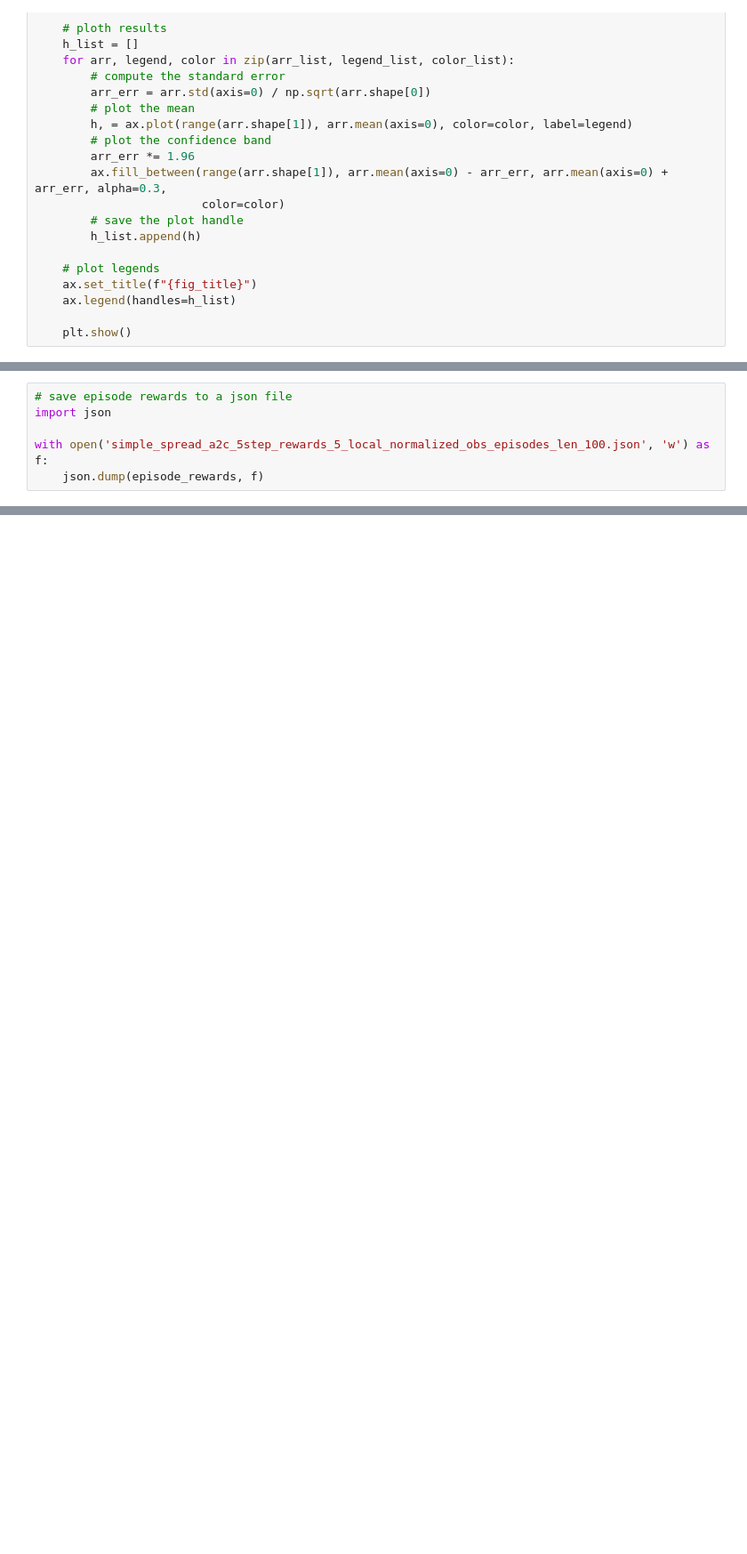
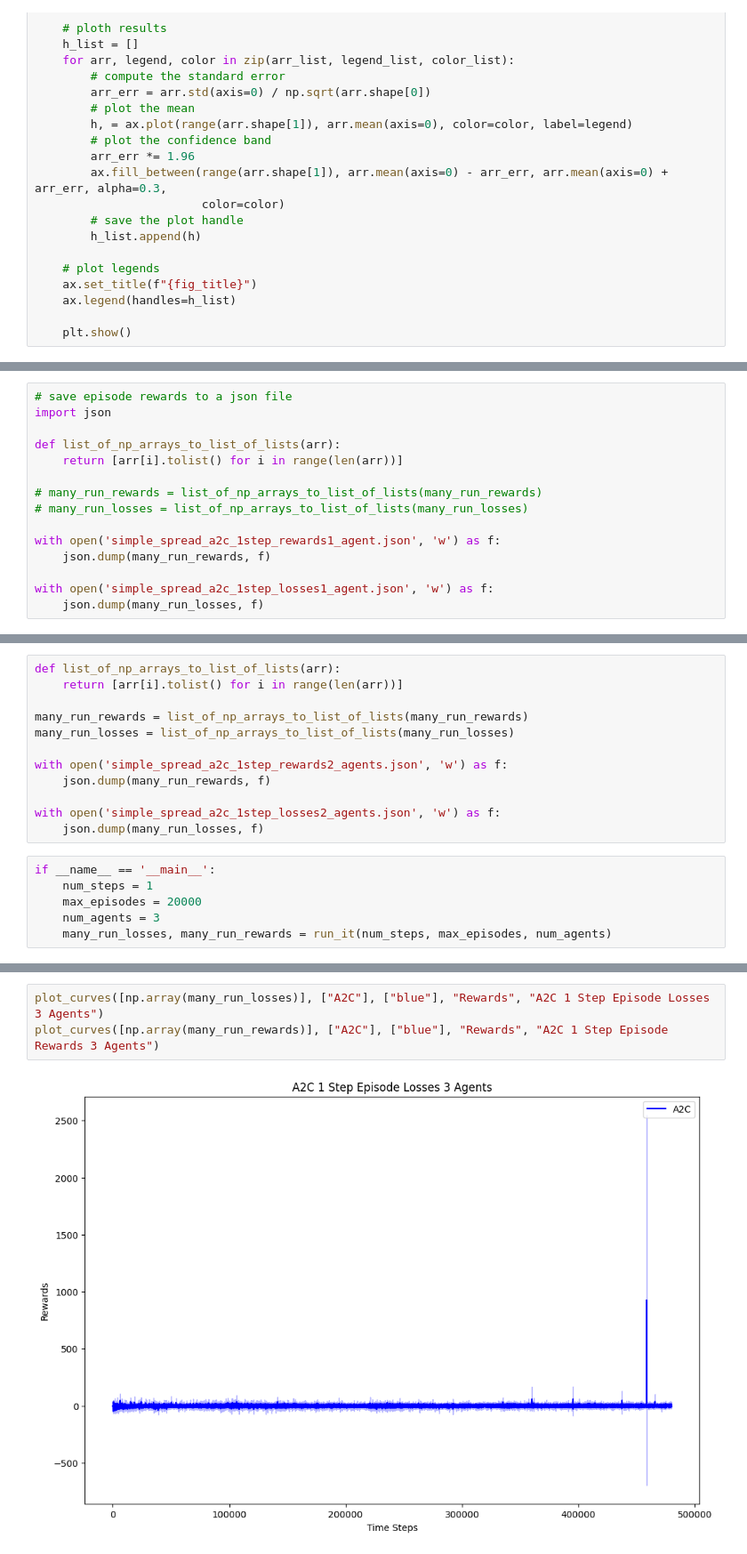
Before and after one commit to atharvaw1/Option_vs_actor_critic, a Jupyter notebook: actor-critic/SimpleSpread.ipynb, the cells around one changed output, grey strips where cells are left out. Shown at 89% size. Cells and saved outputs as stored; diff of their text form; blank space fills up the shorter version.

```diff
--- a/actor-critic/SimpleSpread.ipynb
+++ b/actor-critic/SimpleSpread.ipynb
@@ -473,5 +493,14 @@ plot_curves([np.array([episode_rewards])], ["A2C"], ["blue"], "Rewards", "A2C 5
 # save episode rewards to a json file
 import json
 
-with open('simple_spread_a2c_5step_rewards_5_local_normalized_obs_episodes_len_100.json', 'w') as f:
-    json.dump(episode_rewards, f)
+def list_of_np_arrays_to_list_of_lists(arr):
+    return [arr[i].tolist() for i in range(len(arr))]
+
+# many_run_rewards = list_of_np_arrays_to_list_of_lists(many_run_rewards)
+# many_run_losses = list_of_np_arrays_to_list_of_lists(many_run_losses)
+
+with open('simple_spread_a2c_1step_rewards1_agent.json', 'w') as f:
+    json.dump(many_run_rewards, f)
+
+with open('simple_spread_a2c_1step_losses1_agent.json', 'w') as f:
+    json.dump(many_run_losses, f)
@@ -477,0 +537,18 @@ with open('simple_spread_a2c_5step_rewards_5_local_normalized_obs_episodes_len_1
+# %%
+def list_of_np_arrays_to_list_of_lists(arr):
+    return [arr[i].tolist() for i in range(len(arr))]
+
+many_run_rewards = list_of_np_arrays_to_list_of_lists(many_run_rewards)
+many_run_losses = list_of_np_arrays_to_list_of_lists(many_run_losses)
+
+with open('simple_spread_a2c_1step_rewards2_agents.json', 'w') as f:
+    json.dump(many_run_rewards, f)
+
+with open('simple_spread_a2c_1step_losses2_agents.json', 'w') as f:
+    json.dump(many_run_losses, f)
+# %%
+if __name__ == '__main__':
+    num_steps = 1
+    max_episodes = 20000
+    num_agents = 3
+    many_run_losses, many_run_rewards = run_it(num_steps, max_episodes, num_agents)
@@ -477,0 +573,5 @@ with open('simple_spread_a2c_5step_rewards_5_local_normalized_obs_episodes_len_1
+# %%
+plot_curves([np.array(many_run_losses)], ["A2C"], ["blue"], "Rewards", "A2C 1 Step Episode Losses 3 Agents")
+plot_curves([np.array(many_run_rewards)], ["A2C"], ["blue"], "Rewards", "A2C 1 Step Episode Rewards 3 Agents")
+# %% [output]
+[figure, added]
```
Also changed, not shown: parts of 20 cells of this notebook, 13 other files.
